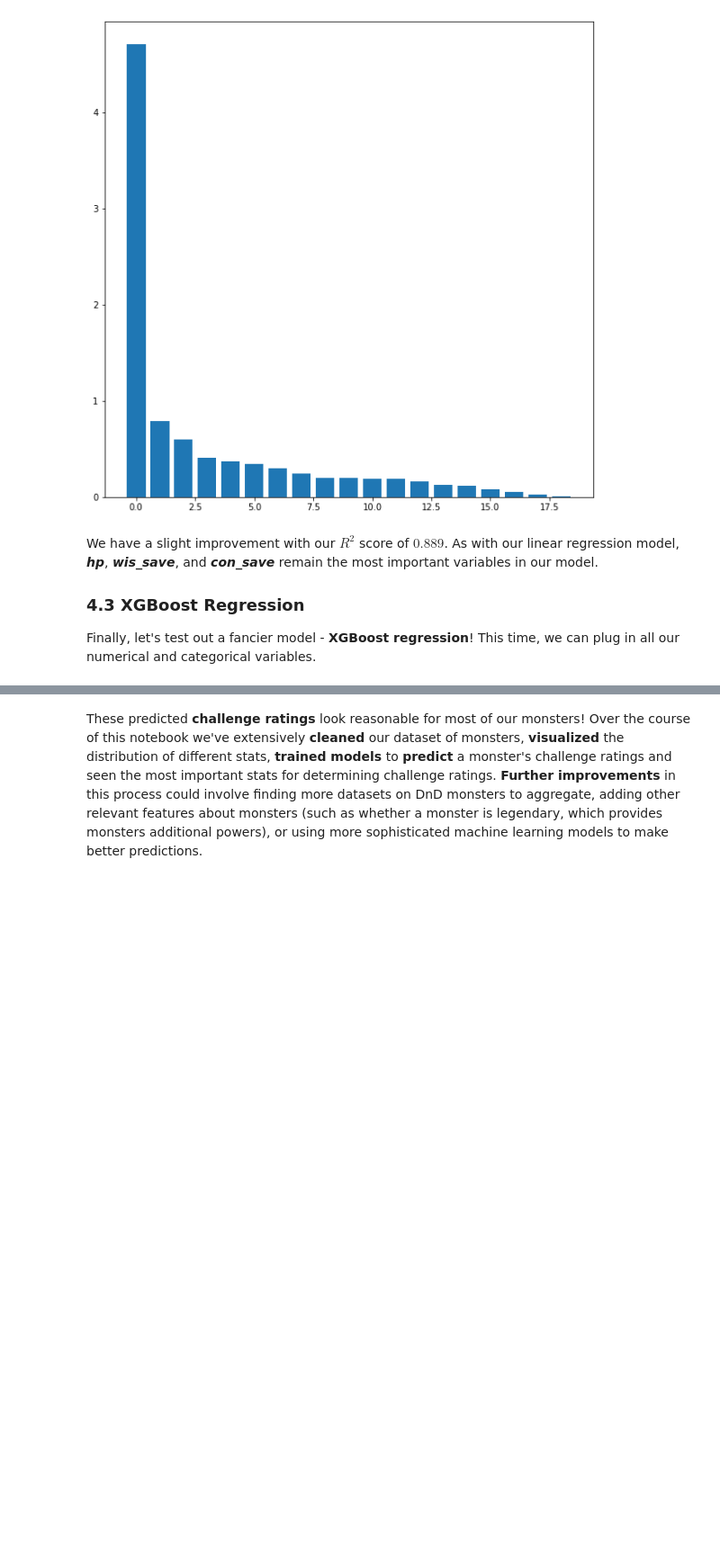
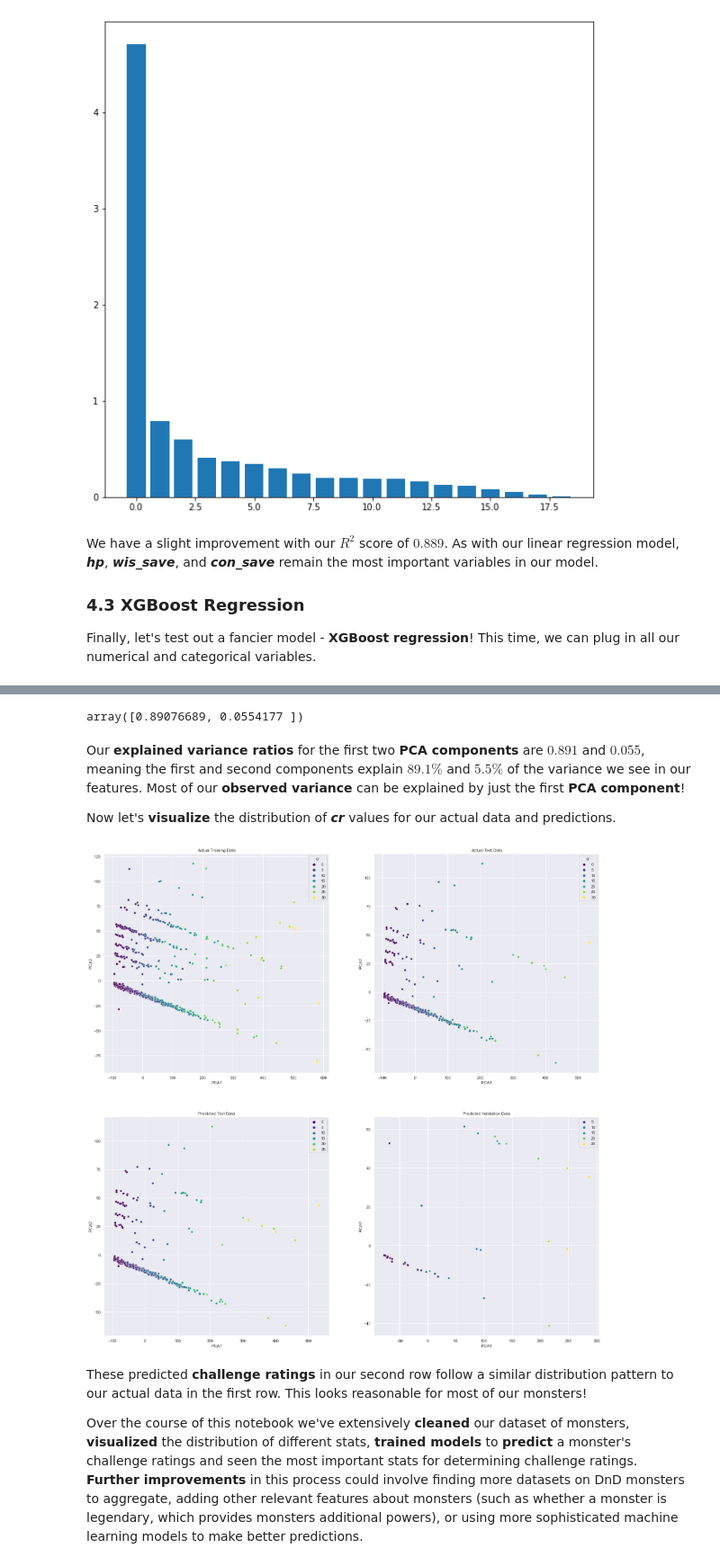
Before and after one commit to springBarracuda/DnD-Monsters, a Jupyter notebook: DnD_Monsters.ipynb, the cells around one changed output, grey strips where cells are left out. Shown at 90% size. Saved outputs shown, nothing was run; the diff lists cells and outputs as text; code cells hidden in the pictures; blank space fills up the shorter version.

```diff
--- a/DnD_Monsters.ipynb
+++ b/DnD_Monsters.ipynb
@@ -910,2 +898,44 @@ df_val[['name', 'cr', 'hp', 'wis_save', 'ac', 'cha_save', 'int_save', 'con_save'
+# %%
+from sklearn.decomposition import PCA
+
+pca = PCA(n_components = 2) # reduce to just 2 variables
+
+# use PCA to transform our features
+X_train_pca = pca.fit_transform(X_train)
+X_test_pca = pca.transform(X_test)
+X_val_pca = pca.transform(X_val)
+
+# check the percentage of variance explained by our PCA
+explained_variance = pca.explained_variance_ratio_
+explained_variance
+# %% [output]
+array([0.89076689, 0.0554177 ])
+# %% [markdown]
+Our **explained variance ratios** for the first two **PCA components** are $0.891$ and $0.055$, meaning the first and second components explain $89.1\%$ and $5.5\%$ of the variance we see in our features. Most of our **observed variance** can be explained by just the first **PCA component**!
+
+Now let's **visualize** the distribution of ***cr*** values for our actual data and predictions.
+# %%
+sns.set_theme() # set background of seaborn plot
+
+# plot cr values for different sets of data, using the
+# pca components as our two axes
+fig, ax = plt.subplots(2, 2, figsize = (25, 25))
+hues = [[y_train, y_test], [y_pred, y_pred_val]]
+data = [[X_train_pca, X_test_pca], [X_test_pca, X_val_pca]]
+title = [['Actual Training', 'Actual Test'], ['Predicted Test', 'Predicted Validation']]
+
+for i in range(0, 2, 1):
+    for j in range(0, 2, 1):
+        sns.scatterplot(x = data[i][j][:, 0],
+                       y = data[i][j][:, 1],
+                       hue = hues[i][j], ax = ax[i, j],
+                       palette = sns.color_palette("viridis", as_cmap=True))
+        ax[i, j].set_xlabel('PCA1')
+        ax[i, j].set_ylabel('PCA2')
+        ax[i, j].set_title("{data} Data".format(data = title[i][j]))
+# %% [output]
+[figure, added]
 # %% [markdown]
-These predicted **challenge ratings** look reasonable for most of our monsters! Over the course of this notebook we've extensively **cleaned** our dataset of monsters, **visualized** the distribution of different stats, **trained models** to **predict** a monster's challenge ratings and seen the most important stats for determining challenge ratings. **Further improvements** in this process could involve finding more datasets on DnD monsters to aggregate, adding other relevant features about monsters (such as whether a monster is legendary, which provides monsters additional powers), or using more sophisticated machine learning models to make better predictions.
+These predicted **challenge ratings** in our second row follow a similar distribution pattern to our actual data in the first row. This looks reasonable for most of our monsters!
+
+Over the course of this notebook we've extensively **cleaned** our dataset of monsters, **visualized** the distribution of different stats, **trained models** to **predict** a monster's challenge ratings and seen the most important stats for determining challenge ratings. **Further improvements** in this process could involve finding more datasets on DnD monsters to aggregate, adding other relevant features about monsters (such as whether a monster is legendary, which provides monsters additional powers), or using more sophisticated machine learning models to make better predictions.
```
Also changed, not shown: parts of 18 cells of this notebook.
